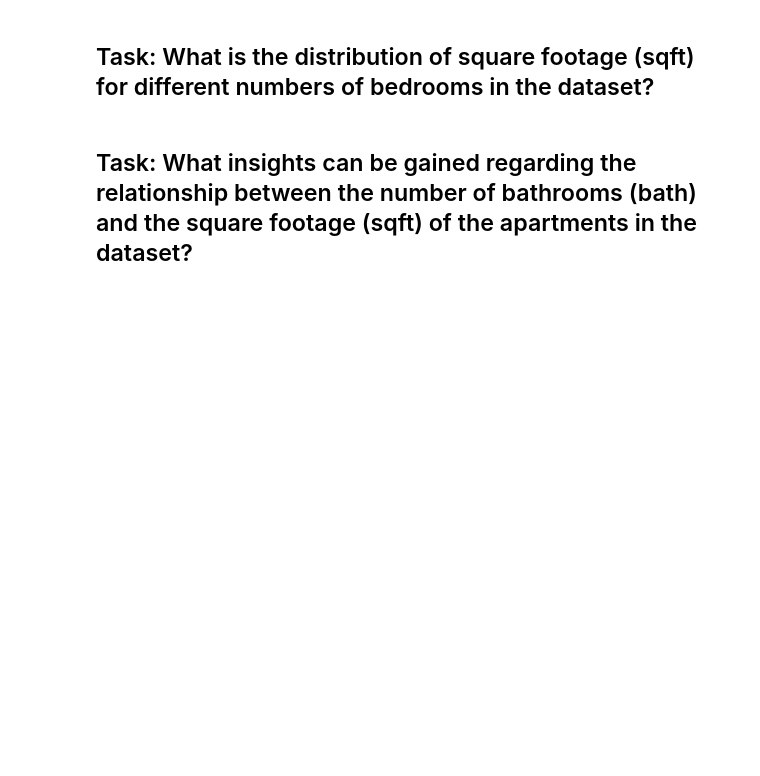
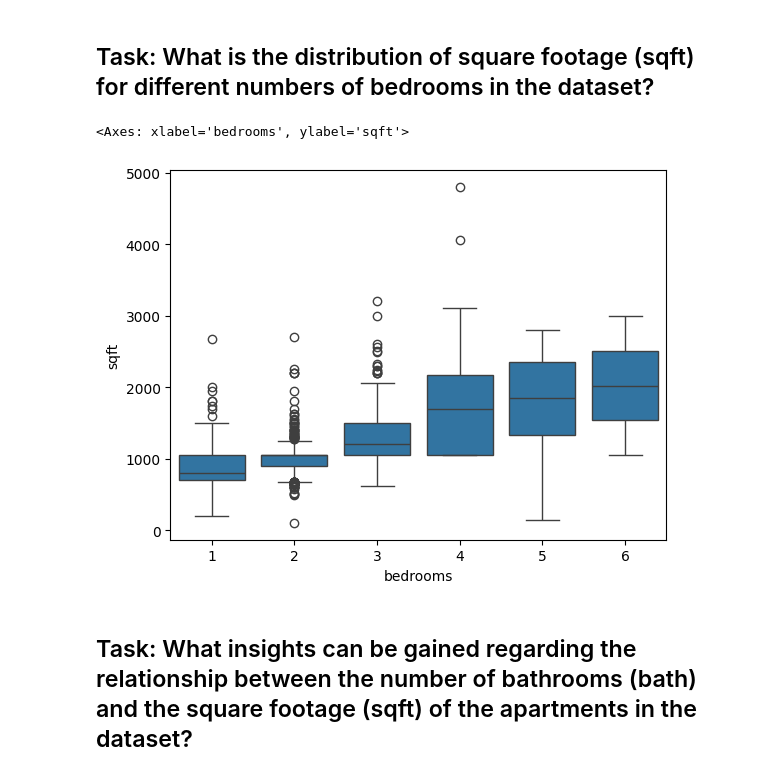
Before and after one commit to Victor-L-Almgren/Labs-and-exersizes, a Jupyter notebook: 7. Principles and Techniques for Data Science/Labs/LAB03/LAB03-EDA.ipynb, the cells around one changed output. Saved outputs shown, nothing was run; the diff lists cells and outputs as text; code cells hidden in the pictures; blank space fills up the shorter version.

```diff
--- a/7. Principles and Techniques for Data Science/Labs/LAB03/LAB03-EDA.ipynb
+++ b/7. Principles and Techniques for Data Science/Labs/LAB03/LAB03-EDA.ipynb
@@ -353,5 +461,9 @@ sns.boxplot(x='bath', y='price', data=df)
 ## Task: What is the distribution of square footage (sqft) for different numbers of bedrooms in the dataset?
 # %%
 ## YOUR CODE HERE
+sns.boxplot(data=df, x='bedrooms', y='sqft')
+# %% [output]
+<Axes: xlabel='bedrooms', ylabel='sqft'>
+[figure, added]
 # %% [markdown]
 ## Task: What insights can be gained regarding the relationship between the number of bathrooms (bath) and the square footage (sqft) of the apartments in the dataset?
```
Also changed, not shown: parts of 39 cells of this notebook, 1 other file.
